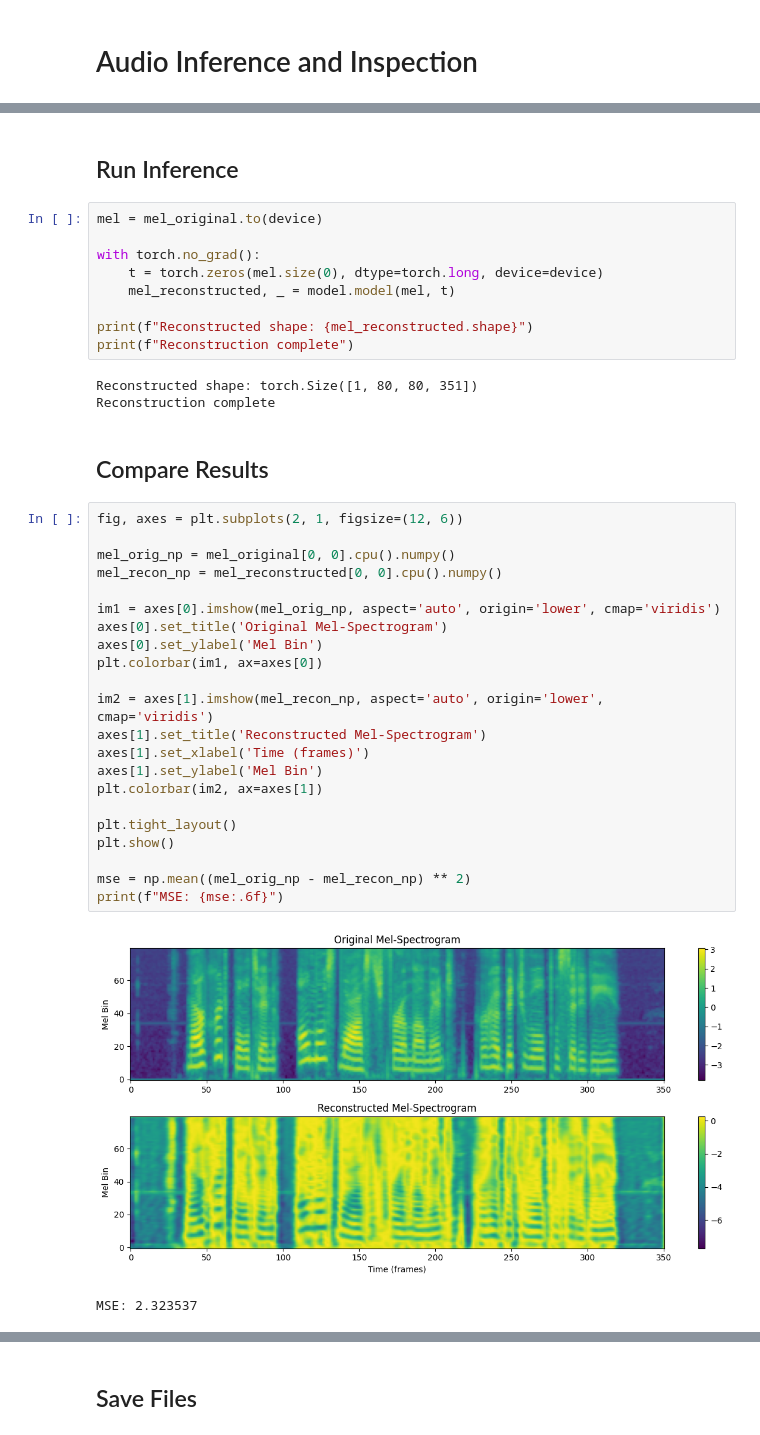
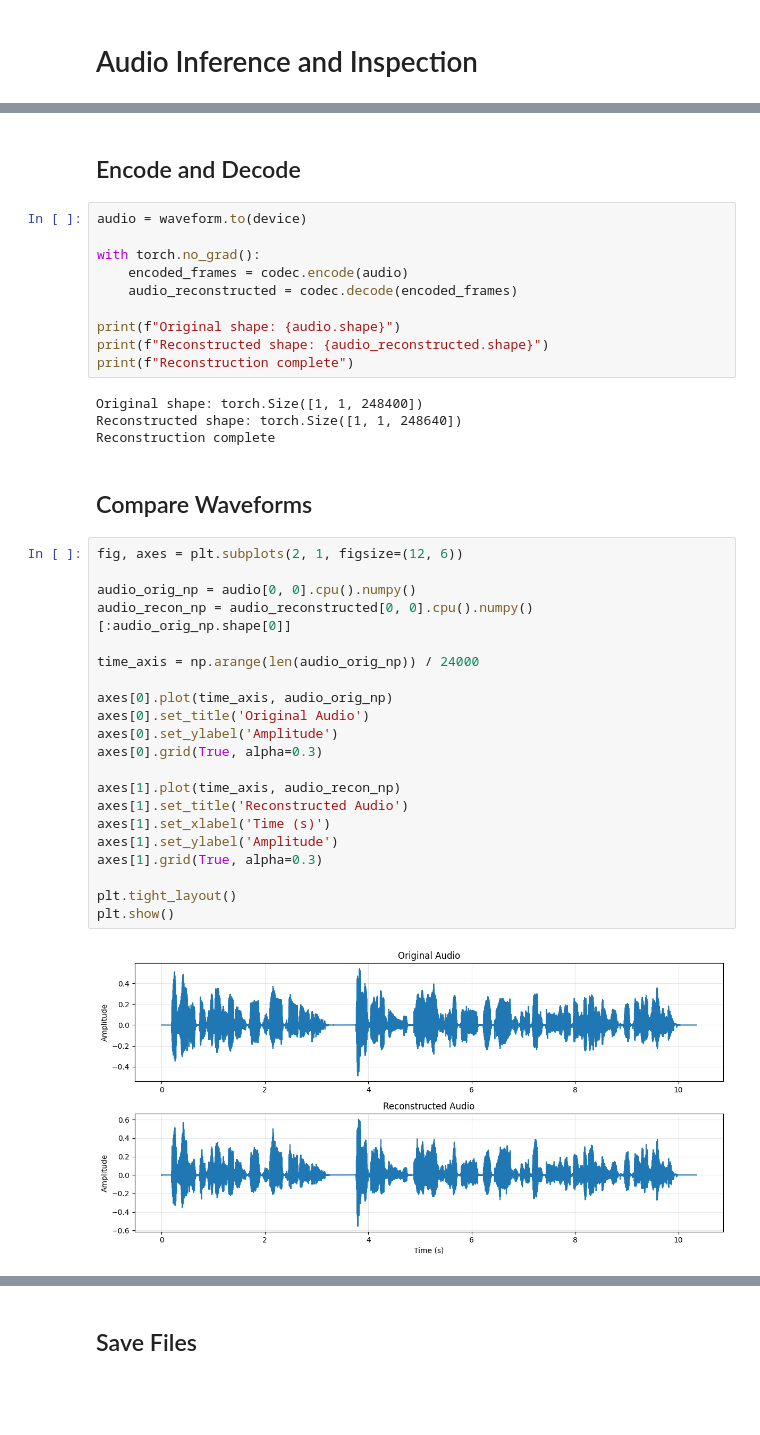
Before and after one commit to bharani1990/Diffusion_PreTrained, a Jupyter notebook: audio_inspection.ipynb, the cells around one changed output, grey strips where cells are left out. Cells and saved outputs as stored; diff of their text form; blank space fills up the shorter version.

```diff
--- a/audio_inspection.ipynb
+++ b/audio_inspection.ipynb
@@ -80,42 +107,42 @@ Total parameters: 113,681,969
 # %% [markdown]
-## Run Inference
+## Encode and Decode
 # %%
-mel = mel_original.to(device)
+audio = waveform.to(device)
 
 with torch.no_grad():
-    t = torch.zeros(mel.size(0), dtype=torch.long, device=device)
-    mel_reconstructed, _ = model.model(mel, t)
+    encoded_frames = codec.encode(audio)
+    audio_reconstructed = codec.decode(encoded_frames)
 
-print(f"Reconstructed shape: {mel_reconstructed.shape}")
+print(f"Original shape: {audio.shape}")
+print(f"Reconstructed shape: {audio_reconstructed.shape}")
 print(f"Reconstruction complete")
 # %% [output]
-Reconstructed shape: torch.Size([1, 80, 80, 351])
+Original shape: torch.Size([1, 1, 248400])
+Reconstructed shape: torch.Size([1, 1, 248640])
 Reconstruction complete
 # %% [markdown]
-## Compare Results
+## Compare Waveforms
 # %%
 fig, axes = plt.subplots(2, 1, figsize=(12, 6))
 
-mel_orig_np = mel_original[0, 0].cpu().numpy()
-mel_recon_np = mel_reconstructed[0, 0].cpu().numpy()
+audio_orig_np = audio[0, 0].cpu().numpy()
+audio_recon_np = audio_reconstructed[0, 0].cpu().numpy()[:audio_orig_np.shape[0]]
 
-im1 = axes[0].imshow(mel_orig_np, aspect='auto', origin='lower', cmap='viridis')
-axes[0].set_title('Original Mel-Spectrogram')
-axes[0].set_ylabel('Mel Bin')
-plt.colorbar(im1, ax=axes[0])
+time_axis = np.arange(len(audio_orig_np)) / 24000
 
-im2 = axes[1].imshow(mel_recon_np, aspect='auto', origin='lower', cmap='viridis')
-axes[1].set_title('Reconstructed Mel-Spectrogram')
-axes[1].set_xlabel('Time (frames)')
-axes[1].set_ylabel('Mel Bin')
-plt.colorbar(im2, ax=axes[1])
+axes[0].plot(time_axis, audio_orig_np)
+axes[0].set_title('Original Audio')
+axes[0].set_ylabel('Amplitude')
+axes[0].grid(True, alpha=0.3)
+
+axes[1].plot(time_axis, audio_recon_np)
+axes[1].set_title('Reconstructed Audio')
+axes[1].set_xlabel('Time (s)')
+axes[1].set_ylabel('Amplitude')
+axes[1].grid(True, alpha=0.3)
 
 plt.tight_layout()
 plt.show()
-
-mse = np.mean((mel_orig_np - mel_recon_np) ** 2)
-print(f"MSE: {mse:.6f}")
 # %% [output]
-[figure, old version]
+[figure, new version]
-MSE: 2.323537
 # %% [markdown]
```
Also changed, not shown: parts of 19 cells of this notebook, 15 other files.
